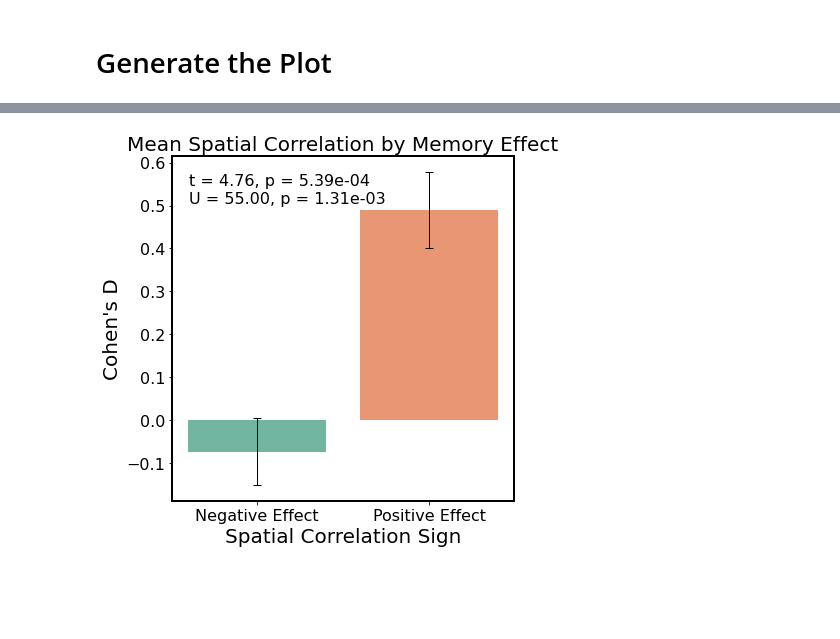
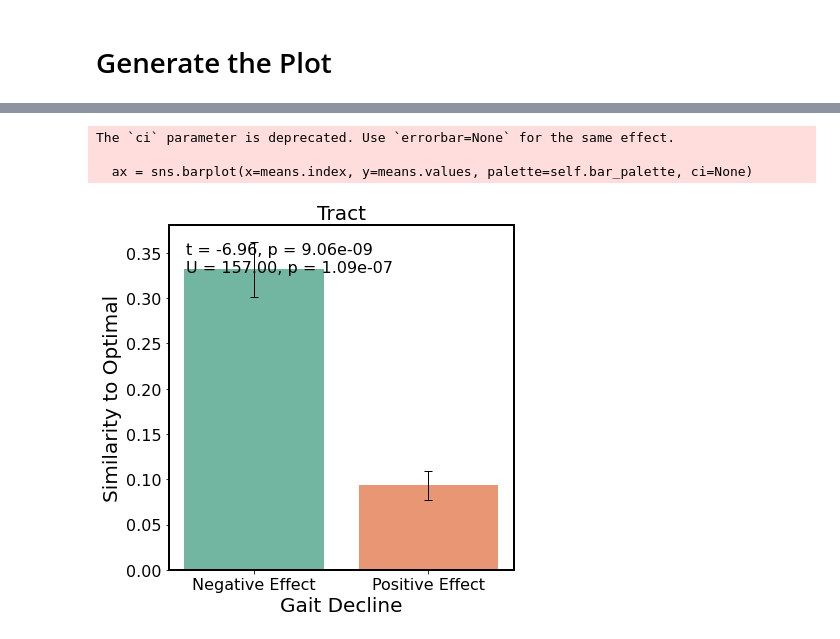
Before and after one commit to Calvinwhow/calvin_utils_project, a Jupyter notebook: notebooks/statistical_notebooks/distribution_test_notebooks/01_dynamite_plot.ipynb, the cells around one changed output, grey strips where cells are left out. Saved outputs shown, nothing was run; the diff lists cells and outputs as text; code cells hidden in the pictures; blank space fills up the shorter version.

```diff
--- a/notebooks/statistical_notebooks/distribution_test_notebooks/01_dynamite_plot.ipynb
+++ b/notebooks/statistical_notebooks/distribution_test_notebooks/01_dynamite_plot.ipynb
@@ -42,5 +78,5 @@ data_df.Disease.unique()
 # %%
-column = 'Memory_Specific'  # The column you'd like to evaluate
+column = 'Axial'  # The column you'd like to evaluate
 condition = 'equal'  # Thecondition to check ('equal', 'above', 'below', 'not')
 value = 0 # The value to compare against
 # %%
@@ -87,5 +143,5 @@ data_df.columns
 # %%
 import numpy as np
-data_df['spcorr_sign'] = np.where(data_df['all_flipped_all_datasets_weighted_r_map_pcc_inverse_r_map_average_target_in_subject'] > 0, 1, 0)
-data_df['spcorr_sign']
+data_df['sign'] = np.where(data_df['Axial'] > 0, 1, 0)
+data_df['sign']
 # %% [output]
@@ -133,19 +171,22 @@ Index(['Study', 'DOI', 'RCT_Design', 'Age_range', 'CDR', 'Active_N', 'Sham_N',
 # %%
-x_col = 'spcorr_sign'
-y_col = 'Overall_Cognition_Cohen_s_D'
+x_col = 'sign'
+y_col = 'Average_Dice_Coefficient'
 # %%
-out_dir = '/Users/cu135/Library/CloudStorage/OneDrive-Personal/OneDrive_Documents/Academia/Research/2023/ccm_memory/Figures/explaining_prior_targets_alzheimer'
+out_dir = '/Users/cu135/Partners HealthCare Dropbox/Calvin Howard/studies/optimizer/analysis/gait_decline/tract'
 # %%
 from calvin_utils.statistical_utils.dynamite_plot import DynamitePlotter
 plotter = DynamitePlotter()
 plotter.plot(
     df=data_df,
-    xlabel="Spatial Correlation Sign",
-    ylabel="Cohen's D",
+    xlabel="Gait Decline",
+    ylabel="Similarity to Optimal",
     group_col=x_col,
     y_col=y_col,
-    dataset_name='Mean Spatial Correlation by Memory Effect',
+    dataset_name='Tract',
     out_dir=out_dir
 )
 # %% [output]
+The `ci` parameter is deprecated. Use `errorbar=None` for the same effect.
+
+  ax = sns.barplot(x=means.index, y=means.values, palette=self.bar_palette, ci=None)
-[figure, old version]
+[figure, new version]
```
Also changed, not shown: parts of 14 cells of this notebook, 5 other files.
